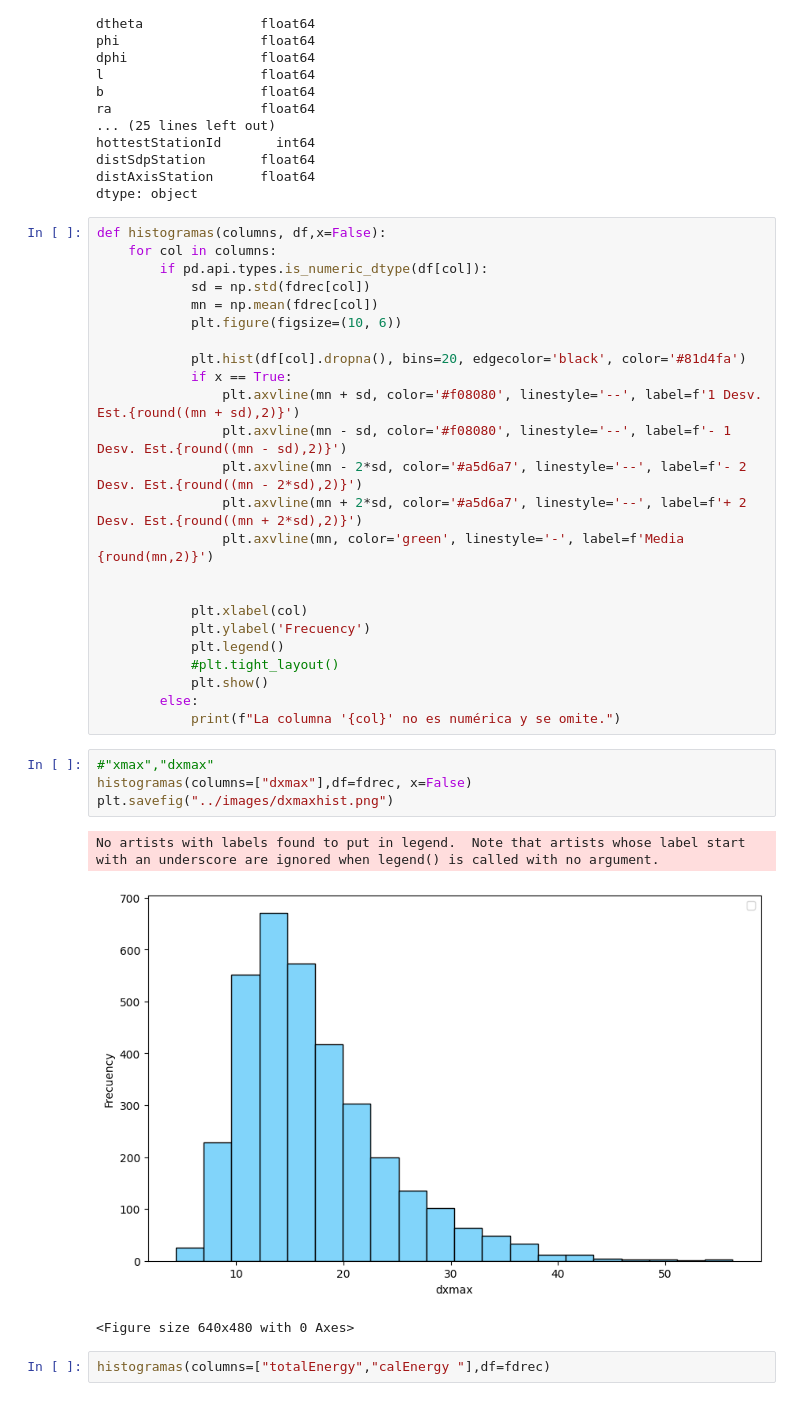
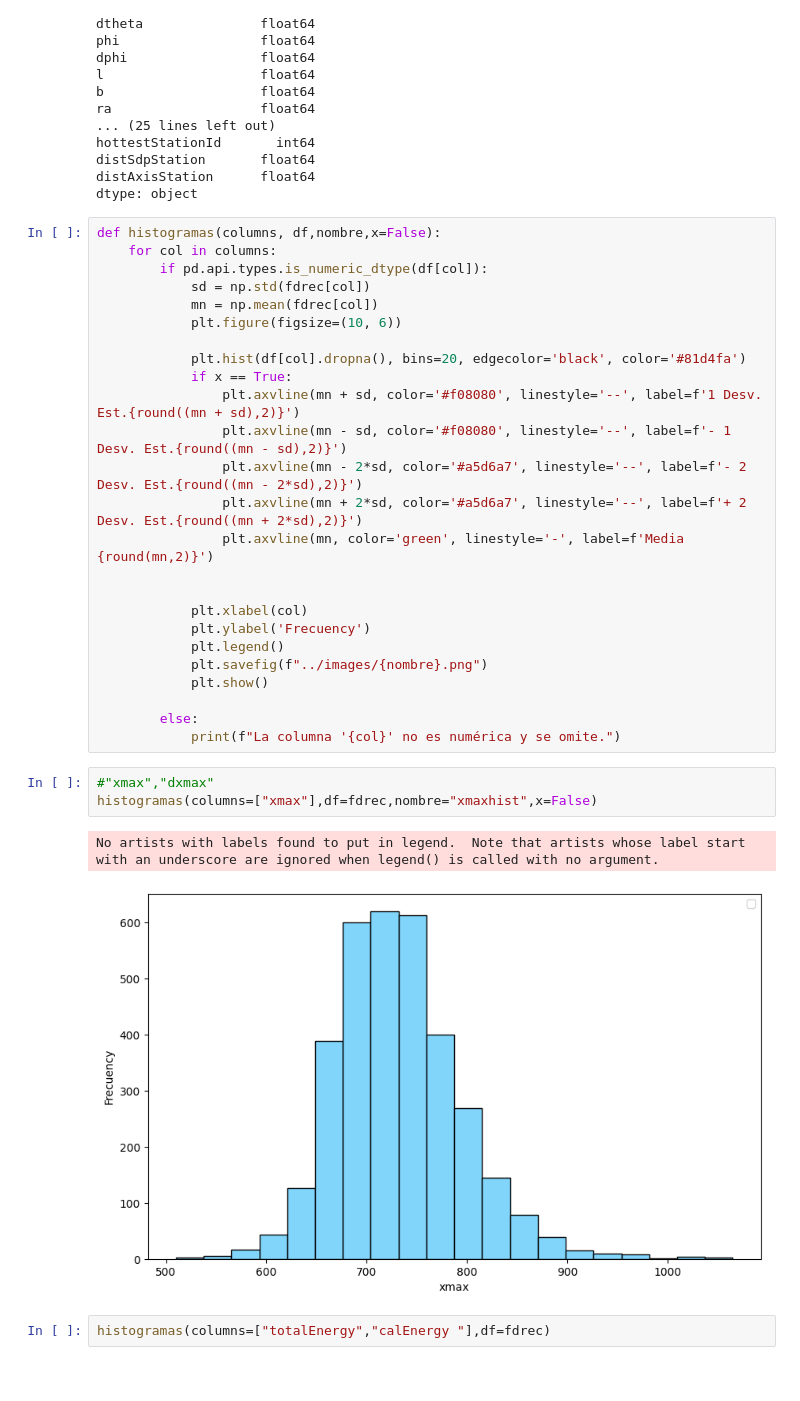
Before and after one commit to awitadelulo/final_enfasis_3, a Jupyter notebook: Eda/eda.ipynb, the cells around one changed output. Cells and saved outputs as stored; diff of their text form.

Commit message:
correction added image

```diff
--- a/Eda/eda.ipynb
+++ b/Eda/eda.ipynb
@@ -67,7 +67,7 @@ distSdpStation       float64
 distAxisStation      float64
 dtype: object
 # %%
-def histogramas(columns, df,x=False):
+def histogramas(columns, df,nombre,x=False):
     for col in columns:
         if pd.api.types.is_numeric_dtype(df[col]):
             sd = np.std(fdrec[col])
@@ -86,18 +86,17 @@ def histogramas(columns, df,x=False):
             plt.xlabel(col)
             plt.ylabel('Frecuency')
             plt.legend()
-            #plt.tight_layout()
+            plt.savefig(f"../images/{nombre}.png")
             plt.show()
+
         else:
             print(f"La columna '{col}' no es numérica y se omite.")
 # %%
 #"xmax","dxmax"
-histogramas(columns=["dxmax"],df=fdrec, x=False)
-plt.savefig("../images/dxmaxhist.png")
+histogramas(columns=["xmax"],df=fdrec,nombre="xmaxhist",x=False)
 # %% [output]
 No artists with labels found to put in legend.  Note that artists whose label start with an underscore are ignored when legend() is called with no argument.
-[figure, old version]
+[figure, new version]
-<Figure size 640x480 with 0 Axes>
 # %%
 histogramas(columns=["totalEnergy","calEnergy "],df=fdrec)
 # %% [output]
```
Also changed, not shown: parts of 2 cells of this notebook, 8 other files.
